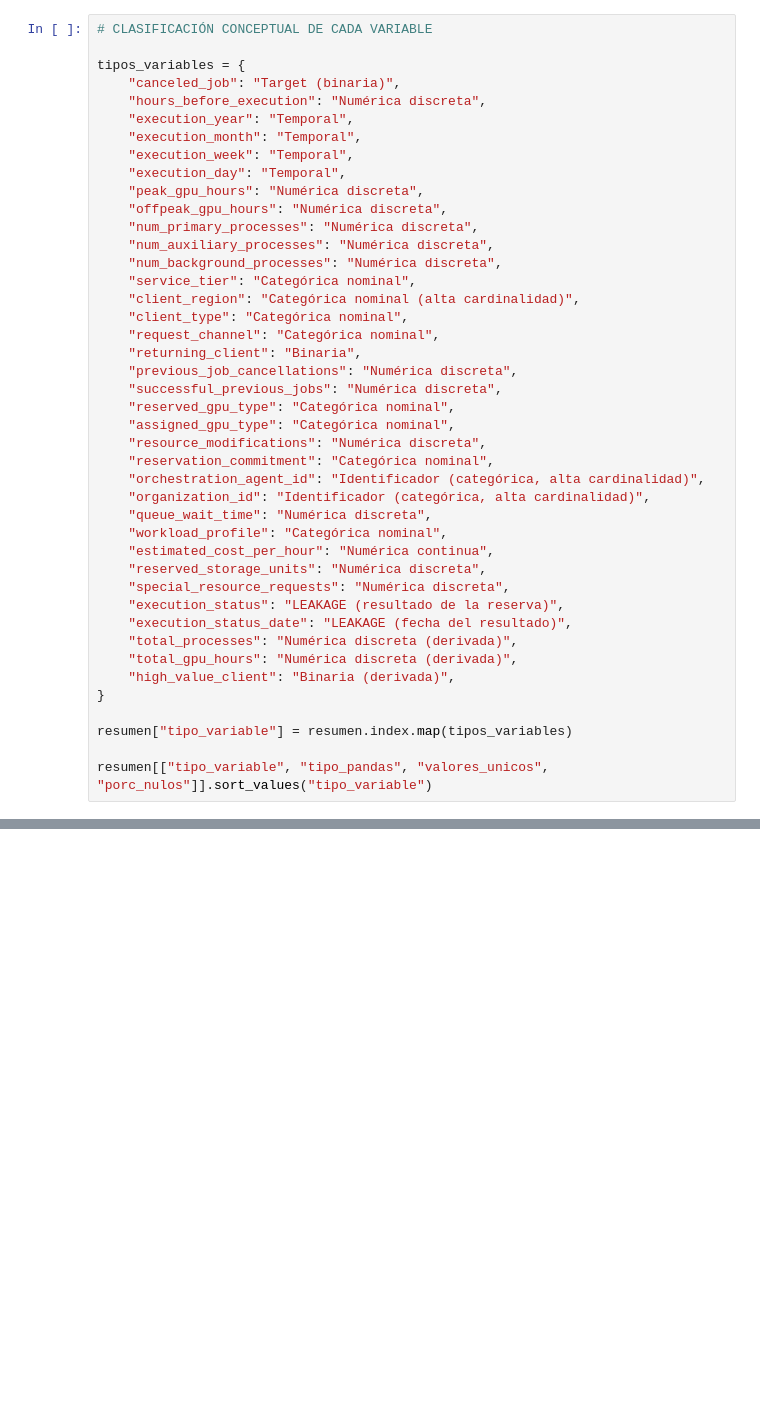
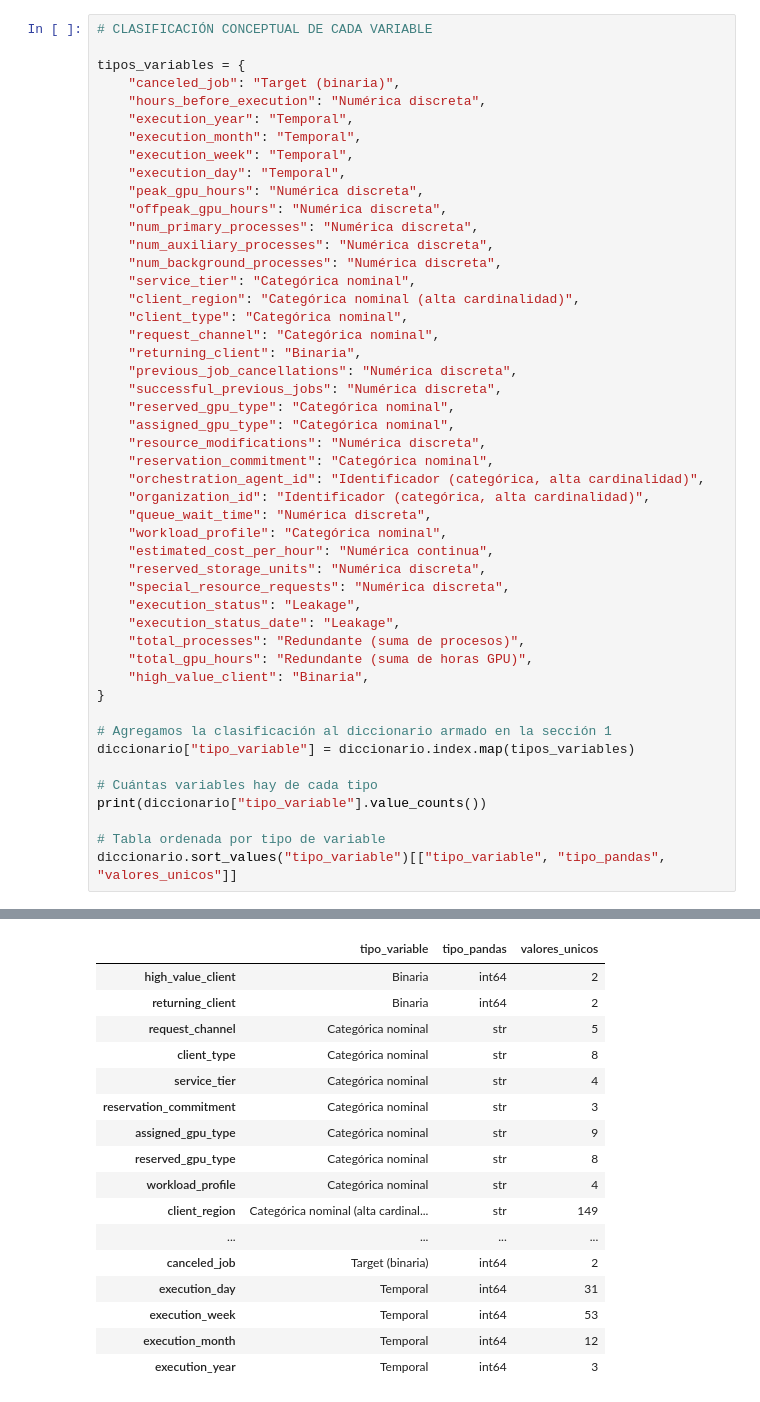
Before and after one commit to mszwarcberg-2004/TP3_ML, a Jupyter notebook: TP3_Grupo.ipynb, the cells around one changed output, grey strips where cells are left out. Saved outputs shown, nothing was run; the diff lists cells and outputs as text; blank space fills up the shorter version.

```diff
--- a/TP3_Grupo.ipynb
+++ b/TP3_Grupo.ipynb
@@ -95,13 +322,19 @@ tipos_variables = {
     "estimated_cost_per_hour": "Numérica continua",
     "reserved_storage_units": "Numérica discreta",
     "special_resource_requests": "Numérica discreta",
-    "execution_status": "LEAKAGE (resultado de la reserva)",
-    "execution_status_date": "LEAKAGE (fecha del resultado)",
-    "total_processes": "Numérica discreta (derivada)",
-    "total_gpu_hours": "Numérica discreta (derivada)",
-    "high_value_client": "Binaria (derivada)",
+    "execution_status": "Leakage",
+    "execution_status_date": "Leakage",
+    "total_processes": "Redundante (suma de procesos)",
+    "total_gpu_hours": "Redundante (suma de horas GPU)",
+    "high_value_client": "Binaria",
 }
 
-resumen["tipo_variable"] = resumen.index.map(tipos_variables)
+# Agregamos la clasificación al diccionario armado en la sección 1
+diccionario["tipo_variable"] = diccionario.index.map(tipos_variables)
 
-resumen[["tipo_variable", "tipo_pandas", "valores_unicos", "porc_nulos"]].sort_values("tipo_variable")
+# Cuántas variables hay de cada tipo
+print(diccionario["tipo_variable"].value_counts())
+
+# Tabla ordenada por tipo de variable
+diccionario.sort_values("tipo_variable")[["tipo_variable", "tipo_pandas", "valores_unicos"]]
+# %% [output]
@@ -107,0 +354,17 @@ resumen[["tipo_variable", "tipo_pandas", "valores_unicos", "porc_nulos"]].sort_v
+|  | tipo_variable | tipo_pandas | valores_unicos |
+| high_value_client | Binaria | int64 | 2 |
+| returning_client | Binaria | int64 | 2 |
+| request_channel | Categórica nominal | str | 5 |
+| client_type | Categórica nominal | str | 8 |
+| service_tier | Categórica nominal | str | 4 |
+| reservation_commitment | Categórica nominal | str | 3 |
+| assigned_gpu_type | Categórica nominal | str | 9 |
+| reserved_gpu_type | Categórica nominal | str | 8 |
+| workload_profile | Categórica nominal | str | 4 |
+| client_region | Categórica nominal (alta cardinal... | str | 149 |
+| ... | ... | ... | ... |
+| canceled_job | Target (binaria) | int64 | 2 |
+| execution_day | Temporal | int64 | 31 |
+| execution_week | Temporal | int64 | 53 |
+| execution_month | Temporal | int64 | 12 |
+| execution_year | Temporal | int64 | 3 |
```
Also changed, not shown: parts of 23 cells of this notebook.
